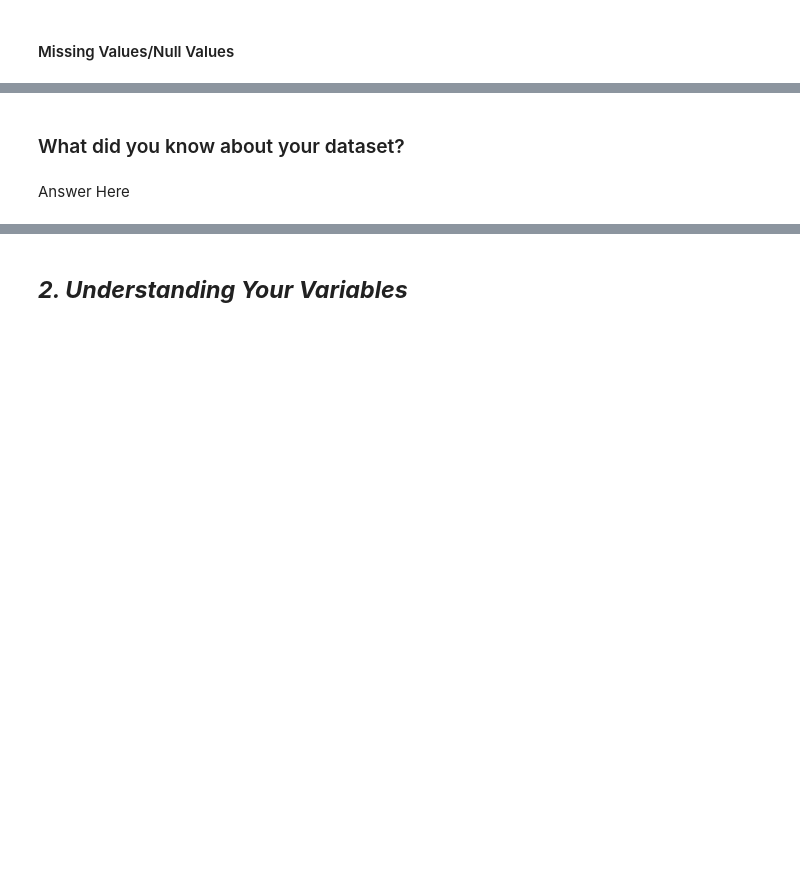
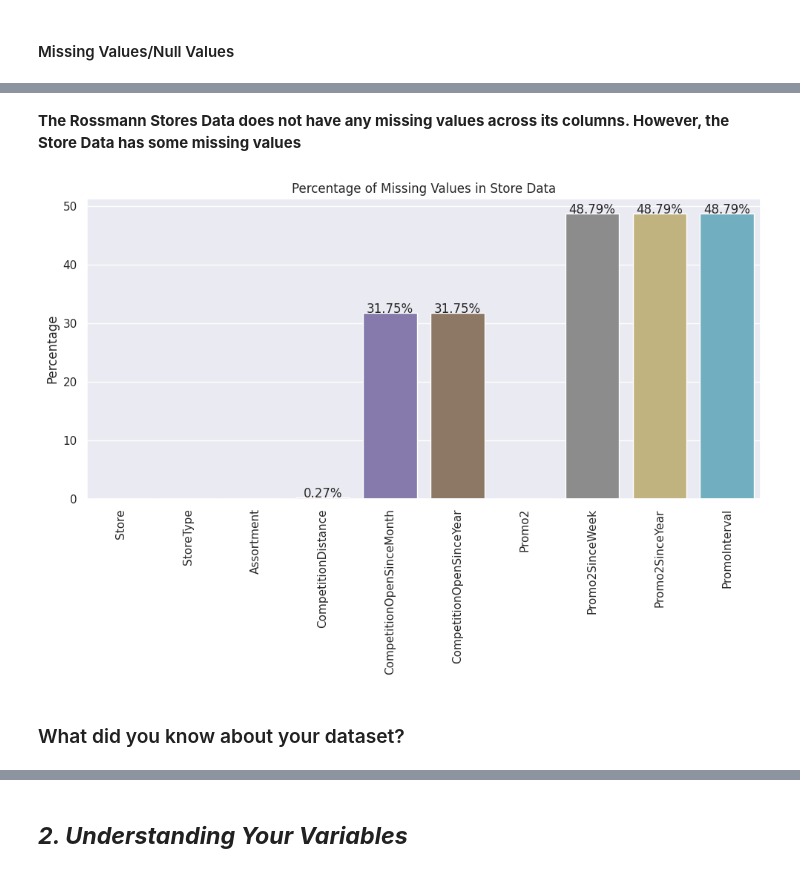
Before and after one commit to dipakpatil2001/Regression-Project-Retail_Sales_Prediction, a Jupyter notebook: Regression_Project_Retail_Sales_Prediction.ipynb, the cells around one changed output, grey strips where cells are left out. Drawn from its saved outputs; the diff is of its cells as text; code cells hidden in the pictures; blank space fills up the shorter version.

```diff
--- a/Regression_Project_Retail_Sales_Prediction.ipynb
+++ b/Regression_Project_Retail_Sales_Prediction.ipynb
@@ -183,4 +314,24 @@ store_data.tail(3)
+# %% [markdown]
+**The Rossmann Stores Data does not have any missing values across its columns. However, the Store Data has some missing values**
+# %%
+# Visualizing the missing values
+# Calculate the percentage of missing values for each column
+store_missing_percentage = store_data.isnull().mean() * 100
+
+# Create a bar plot for the missing values percentage
+plt.figure(figsize=(10, 7))
+sns.barplot(x=store_missing_percentage.index, y=store_missing_percentage.values)
+plt.title('Percentage of Missing Values in Store Data')
+plt.ylabel('Percentage')
+plt.xticks(rotation=90)
+
+# Adding annotations on top of the bars
+for index, value in enumerate(store_missing_percentage.values):
+    if value > 0: # Only annotate bars with missing values
+        plt.text(index, value, f'{value:.2f}%', ha='center')
+plt.tight_layout()
+plt.show()
+# %% [output]
+[figure, added]
 # %% [markdown]
 ### What did you know about your dataset?
-# %% [markdown]
-Answer Here
```
Also changed, not shown: parts of 20 cells of this notebook.
